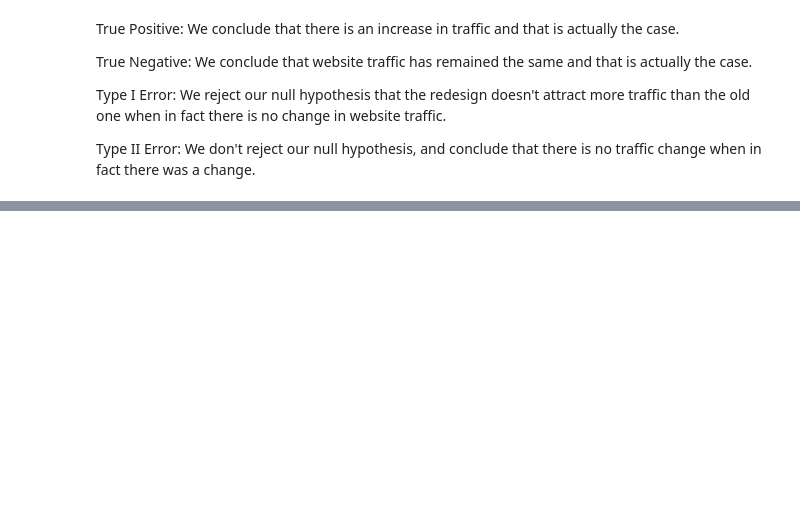
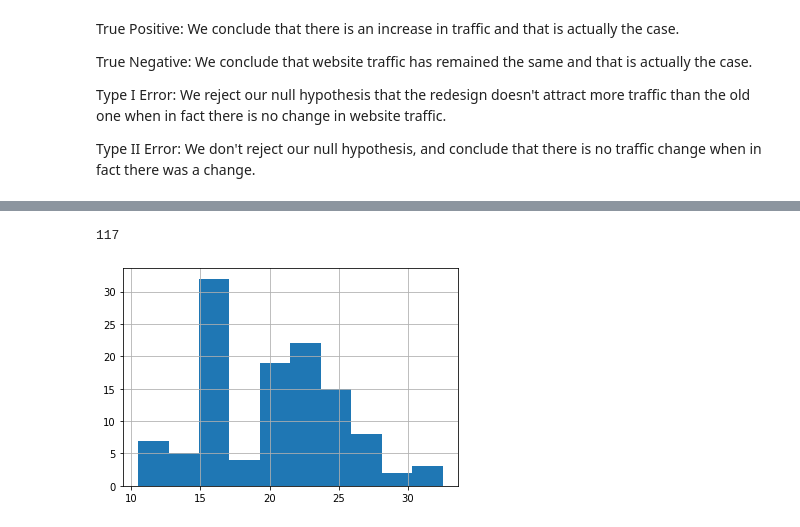
Before and after one commit to kristofer-rivera/statistics-exercises, a Jupyter notebook: hypothesis_testing.ipynb, the cells around one changed output, grey strips where cells are left out. Cells and saved outputs as stored; diff of their text form; code cells hidden in the pictures; blank space fills up the shorter version.

```diff
--- a/hypothesis_testing.ipynb
+++ b/hypothesis_testing.ipynb
@@ -43,0 +122,4 @@ Type II Error:
+# %%
+# Load the data set
+mpg = data('mpg')
+mpg.head()
@@ -43,0 +133,4 @@ Type II Error:
+# %%
+# Create column with combined average gas mileage
+mpg['avg_mpg'] = (mpg.cty + mpg.hwy) / 2
+mpg.head()
@@ -43,0 +144,12 @@ Type II Error:
+# %%
+# Create my subgroups
+mpg_2008 = mpg[mpg.year == 2008].avg_mpg
+
+mpg_1999 = mpg[mpg.year == 1999].avg_mpg
+# %%
+# mpg_2008 distribution -- approximately normal
+mpg_2008.hist()
+mpg_2008.count()
+# %% [output]
+117
+[figure, added]
```
Also changed, not shown: parts of 49 cells of this notebook.
